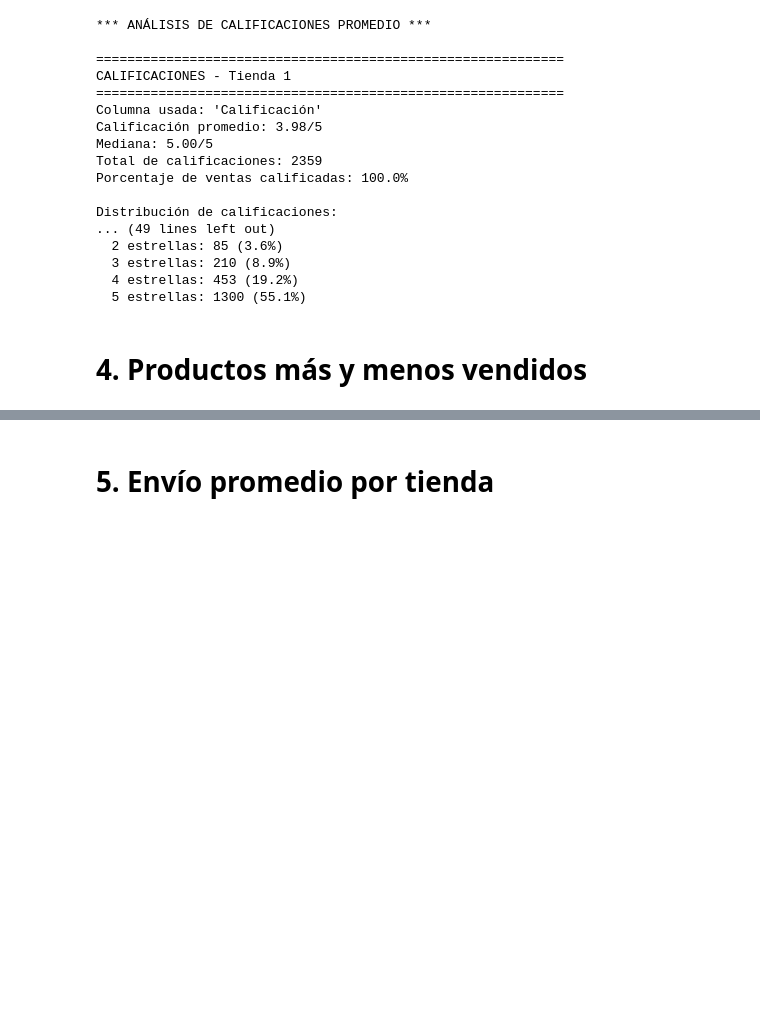
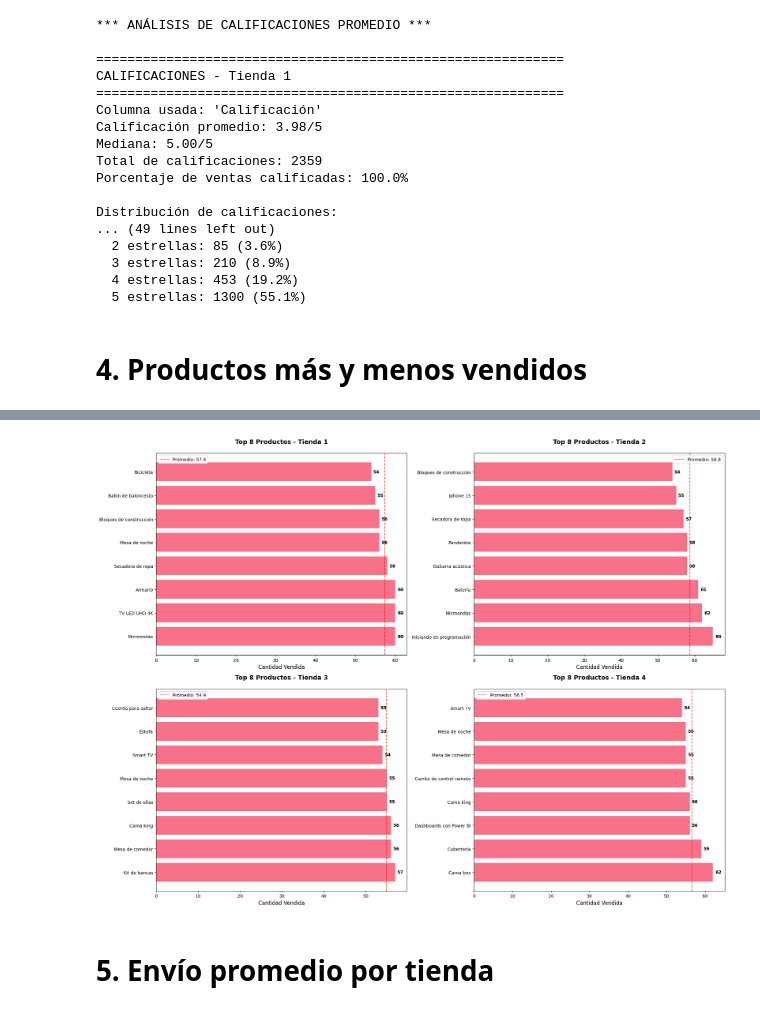
Before and after one commit to Santii05-C/Challenge-Alura-Store, a Jupyter notebook: AluraStoreLatam.ipynb, the cells around one changed output, grey strips where cells are left out. Cells and saved outputs as stored; diff of their text form; code cells hidden in the pictures; blank space fills up the shorter version.

```diff
--- a/AluraStoreLatam.ipynb
+++ b/AluraStoreLatam.ipynb
@@ -277,2 +368,40 @@ Distribución de calificaciones:
+# %%
+# Configurar el estilo
+plt.style.use('default')
+sns.set_palette("husl")
+
+# Crear visualizaciones para cada tienda
+fig, axes = plt.subplots(2, 2, figsize=(20, 15))
+axes = axes.flatten()
+
+for i, (nombre_tienda, resultado) in enumerate(resultados_productos.items()):
+    if resultado is not None:
+        ax = axes[i]
+
+        # Tomar top 8 productos para mejor visualización
+        top_productos = resultado['productos_top'].head(8)
+
+        # Crear gráfico de barras horizontales
+        bars = ax.barh(top_productos['Producto'], top_productos['Cantidad_Vendida'])
+        ax.set_title(f'Top 8 Productos - {nombre_tienda}\n', fontsize=14, fontweight='bold')
+        ax.set_xlabel('Cantidad Vendida', fontsize=12)
+
+        # Mejorar la legibilidad de los nombres de productos
+        ax.tick_params(axis='y', labelsize=10)
+
+        # Agregar valores en las barras
+        for bar, valor in zip(bars, top_productos['Cantidad_Vendida']):
+            ax.text(bar.get_width() + bar.get_width()*0.01, bar.get_y() + bar.get_height()/2,
+                   f'{valor}', va='center', ha='left', fontsize=10, fontweight='bold')
+
+        # Agregar línea de promedio
+        promedio_ventas = top_productos['Cantidad_Vendida'].mean()
+        ax.axvline(promedio_ventas, color='red', linestyle='--', alpha=0.7, label=f'Promedio: {promedio_ventas:.1f}')
+        ax.legend()
+
+plt.tight_layout()
+plt.show()
+# %% [output]
+[figure, added]
 # %% [markdown]
 # 5. Envío promedio por tienda
```
Also changed, not shown: parts of 1 cell of this notebook.
